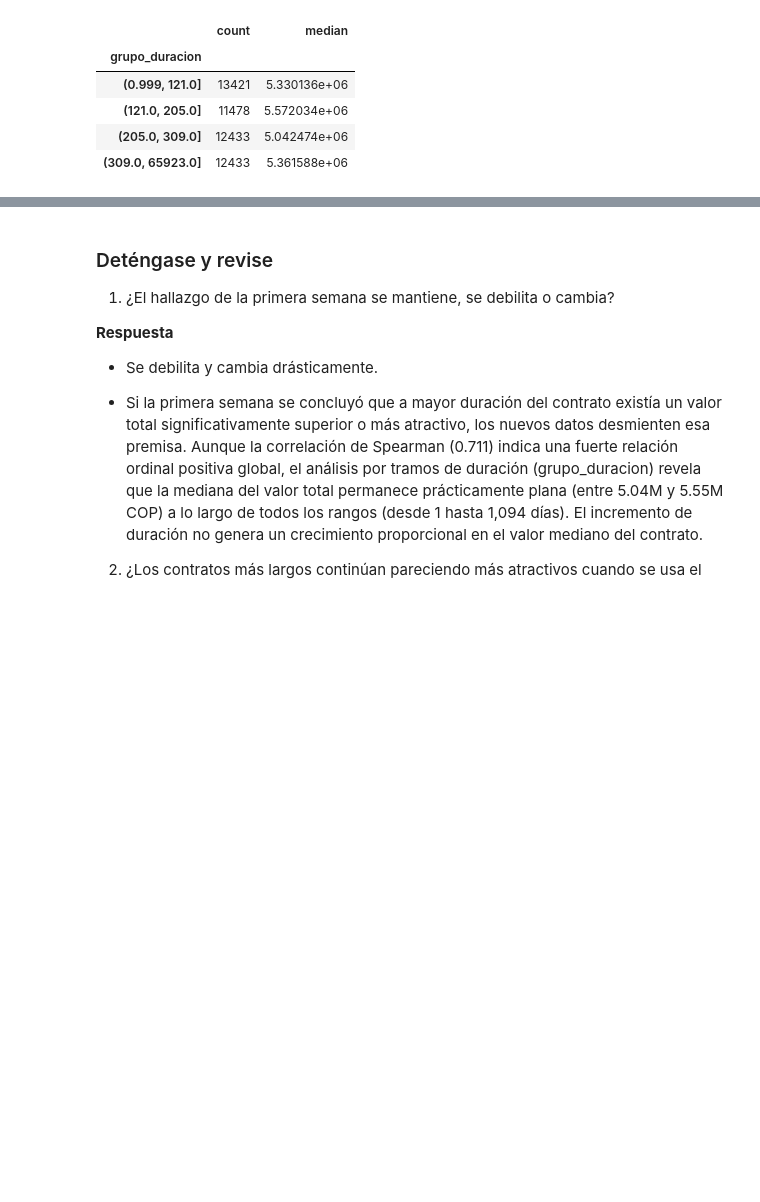
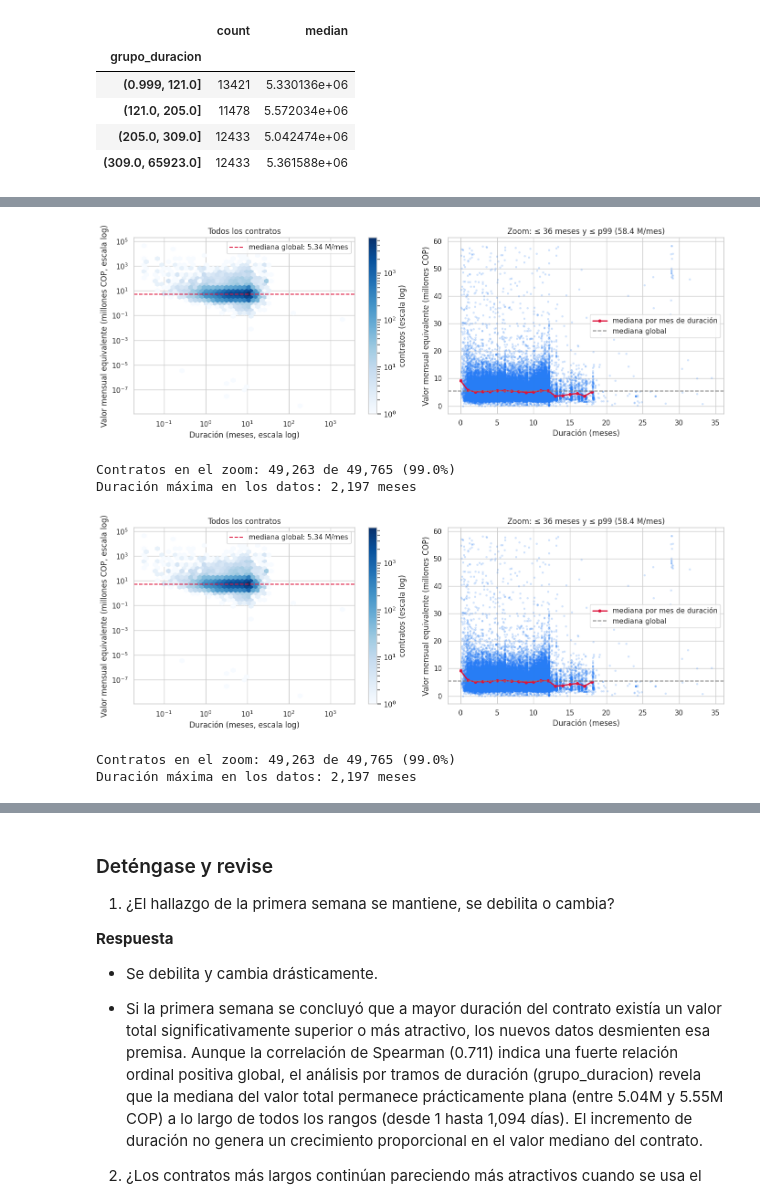
Before and after one commit to CamilaAg-05/curso_Data_Analytics, a Jupyter notebook: Laboratorio_SECOP_Caso_1A/SECOP_ExpedienteA(GRUPO_1)_V2.ipynb, the cells around one changed output, grey strips where cells are left out. Cells and saved outputs as stored; diff of their text form; code cells hidden in the pictures; blank space fills up the shorter version.

```diff
--- a/Laboratorio_SECOP_Caso_1A/SECOP_ExpedienteA(GRUPO_1)_V2.ipynb
+++ b/Laboratorio_SECOP_Caso_1A/SECOP_ExpedienteA(GRUPO_1)_V2.ipynb
@@ -595,0 +678,48 @@ Correlación de Spearman entre valor total y duración: 0.705
+# %%
+d = case_data[["duracion_meses", "valor_mensual_equivalente"]].dropna().copy()
+d["vme_M"] = d["valor_mensual_equivalente"] / 1_000_000
+med_global = d["vme_M"].median()
+
+fig, axes = plt.subplots(1, 2, figsize=(14, 5))
+
+# Panel 1: todos los contratos, escalas logarítmicas
+hb = axes[0].hexbin(
+    d["duracion_meses"], d["vme_M"],
+    xscale="log", yscale="log", bins="log",
+    gridsize=45, cmap="Blues", mincnt=1
+)
+fig.colorbar(hb, ax=axes[0], label="contratos (escala log)")
+axes[0].axhline(med_global, color="crimson", ls="--",
+                label=f"mediana global: {med_global:.2f} M/mes")
+axes[0].set_xlabel("Duración (meses, escala log)")
+axes[0].set_ylabel("Valor mensual equivalente (millones COP, escala log)")
+axes[0].set_title("Todos los contratos")
+axes[0].legend()
+
+# Panel 2: zoom hasta 36 meses y hasta el percentil 99 del valor mensual
+p99 = d["vme_M"].quantile(0.99)
+z = d[(d["duracion_meses"] <= 36) & (d["vme_M"] <= p99)]
+axes[1].scatter(z["duracion_meses"], z["vme_M"], s=6, alpha=0.15, color="#277DF5")
+
+med_mes = (z.groupby(z["duracion_meses"].round())["vme_M"]
+             .agg(["median", "count"]).query("count >= 30"))
+axes[1].plot(med_mes.index, med_mes["median"], color="crimson", lw=2,
+             marker="o", ms=4, label="mediana por mes de duración")
+axes[1].axhline(med_global, color="gray", ls="--", label="mediana global")
+axes[1].set_xlabel("Duración (meses)")
+axes[1].set_ylabel("Valor mensual equivalente (millones COP)")
+axes[1].set_title(f"Zoom: ≤ 36 meses y ≤ p99 ({p99:.1f} M/mes)")
+axes[1].legend()
+
+plt.tight_layout()
+plt.show()
+
+print(f"Contratos en el zoom: {len(z):,} de {len(d):,} ({len(z)/len(d):.1%})")
+print(f"Duración máxima en los datos: {d['duracion_meses'].max():,.0f} meses")
+# %% [output]
+[figure, added]
+Contratos en el zoom: 49,263 de 49,765 (99.0%)
+Duración máxima en los datos: 2,197 meses
+[figure, added]
+Contratos en el zoom: 49,263 de 49,765 (99.0%)
+Duración máxima en los datos: 2,197 meses
```
Also changed, not shown: parts of 10 cells of this notebook.
